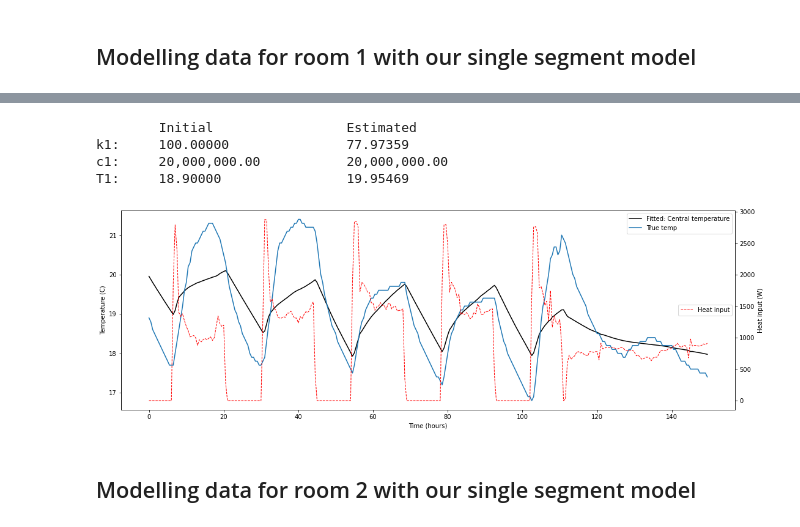
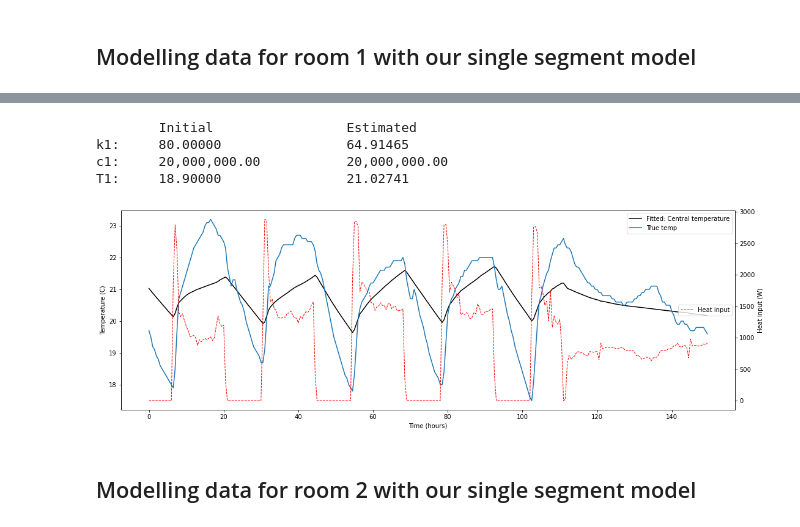
Before and after one commit to harry-rendell/building_simulation, a Jupyter notebook: parsing_stoke.ipynb, the cells around one changed output, grey strips where cells are left out. Drawn from its saved outputs; the diff is of its cells as text; code cells hidden in the pictures.

Commit message:
testing different methods in scipy.optimize.minimize

```diff
--- a/parsing_stoke.ipynb
+++ b/parsing_stoke.ipynb
@@ -50,7 +50,7 @@ times, Ts_true, Q_in, T_out = df[['timestamp','1N','gas','outside']].head(300).v
 times = (times-times[0])
 # %%
 # Initial guesses for scipy.optimize.minimize
-k0 = 100.0
+k0 = 80.0
 c0 = 2e7
 T0 = 18.9
 initial_params = np.array([k0, c0, T0])
@@ -62,25 +84,25 @@ T_guess = sys_guess.run(times=times).flatten()
 # %%
-result = minimize(loss_single_seg, x0=initial_params, tol=1e-3, args=('mse', times, Ts_true, T_out, Q_in), bounds=((5e1,1e2),(1.5e7,2.5e7),(15,25)))
+result = minimize(loss_single_seg, method='CG', x0=initial_params, tol=1e-3, args=('mse', times, Ts_true, T_out, Q_in), bounds=((5e1,1e2),(1.5e7,2.5e7),(15,25)))
 k_est, c_est, T_est = result['x']
 print('\tInitial\t\t\tEstimated\nk1:\t{:,.5f}\t\t{:,.5f}\nc1:\t{:,.2f}\t\t{:,.2f}\nT1:\t{:,.5f}\t\t{:,.5f}'.format(*np.ravel([initial_params,result['x']],'F')))
 
 # Initialise class with system parameters
 sys_fit = model_ND('Fitted', k_est, c_est, T_est, T_out, Q_in)
 # Run simulation. This recreates simple_model.ipynb showing that our generalised model works.
 Ts = sys_fit.run(times=times).flatten()
 
 
 fig, ax = sys_fit.plot()
-sys_guess.plot(figax=figax, ls='-.');
+# sys_guess.plot(figax=(fig,ax), ls='-.');
 ax.plot(times/3600, Ts_true, label='True temp')
 # ax.plot(times/3600, T_out, label='Outside')
 ax.legend();
 # %% [output]
         Initial                 Estimated
-k1:     100.00000               77.97359
+k1:     80.00000                64.91465
 c1:     20,000,000.00           20,000,000.00
-T1:     18.90000                19.95469
+T1:     18.90000                21.02741
-[figure, old version]
+[figure, new version]
 # %% [markdown]
 ## Modelling data for room 2 with our single segment model
 # %%
```
Also changed, not shown: parts of 2 cells of this notebook.
